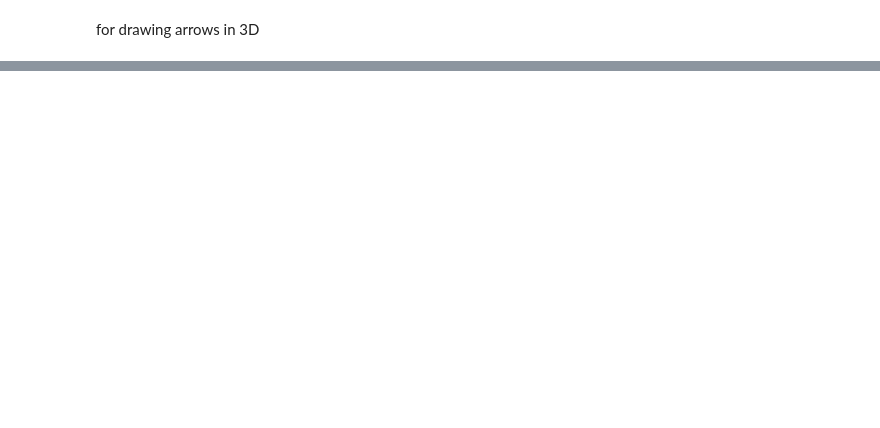
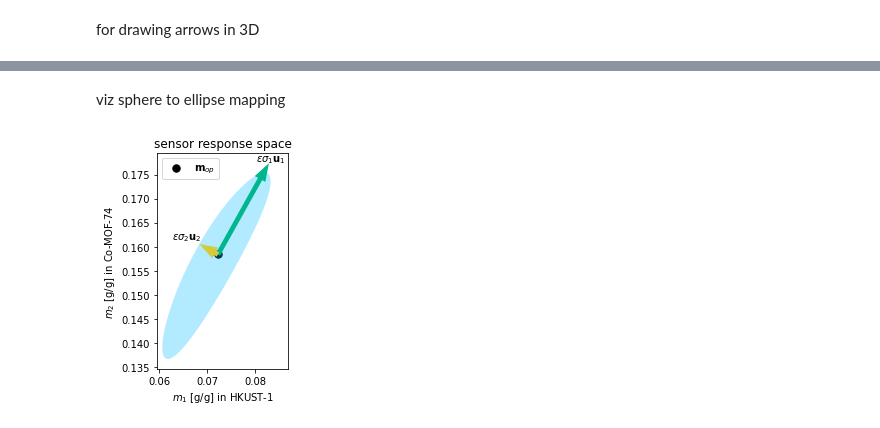
Before and after one commit to SimonEnsemble/unresponsive_directions_in_sensors, a Jupyter notebook: IAST.ipynb, the cells around one changed output, grey strips where cells are left out. Cells and saved outputs as stored; diff of their text form; code cells hidden in the pictures; blank space fills up the shorter version.

```diff
--- a/IAST.ipynb
+++ b/IAST.ipynb
@@ -525,0 +521,32 @@ plt.show()
+# %% [markdown]
+viz sphere to ellipse mapping
+# %%
+# from x0 to x.
+def sketch_vector(x0, x, label=None, dx_mag=0.003, color="k"):#, scale_back=0.924):
+    plt.arrow(x0[0], x0[1], x[0], x[1], color=color, head_width=0.0025, length_includes_head=True, lw=2, head_starts_at_zero=False, zorder=100, ec="None")
+#     plt.plot([x0[0], x0[0] + x[0]], [x0[1], x0[1] + x[1]], lw=3, color=color) # because head overhangs if not
+    dx = dx_mag * x / np.linalg.norm(x)
+    plt.text(x0[0] + x[0] + dx[0], x0[1] + x[1] + dx[1], label, ha="center", va="center")
+
+fig, ax = plt.subplots()
+plt.scatter(m_op[0], m_op[1], label="$\mathbf{m}_{op}$", color="k", s=55)
+# plt.plot(x+m_op[0], y+m_op[1], color=cool_colors["blue"], zorder=0, lw=2)
+#
+plt.fill(M[hull.vertices, 0], M[hull.vertices, 1], color=cool_colors["blue"], alpha=0.3, ec="None")
+ax.set(xlabel="$m_1$ [g/g] in " + mofs[0], ylabel="$m_2$ [g/g] in " + mofs[1], title="sensor response space")
+sketch_vector(m_op, sigmas[0] * r * u1, label="$\epsilon\sigma_1\mathbf{u}_1$", color=cool_colors["green"], dx_mag=0.001)
+sketch_vector(m_op, sigmas[1] * r * u2, label="$\epsilon\sigma_2\mathbf{u}_2$", color=cool_colors["yellow"], dx_mag=0.003)
+# plt.arrow(m_op[0], m_op[1], sigmas[0] * u1[0], sigmas[0] * u1[1], head_width=0.5, length_includes_head=True, color="k")
+# plt.arrow(m_op[0], m_op[1], sigmas[1] * u2[0], sigmas[1] * u2[1], head_width=0.5, length_includes_head=True, color="k")
+# plt.text(x0[0] + x[0] + dx_label, x0[1] + x[1] + dx_label, label, ha="center", va="center")
+ax.set_aspect('equal', 'box')
+# plt.xlim(xmin=0.0)
+# plt.ylim(ymin=0.0)
+plt.xlim(xmax=plt.gca().get_xlim()[1]+0.0025)
+# plt.xlim((0.0, 16.02451477673121))
+# plt.ylim((0.0, 22.591244938837093))
+plt.tight_layout()
+plt.legend(loc="upper left")
+plt.savefig("two_mofs_three_contaminants_sensor_response.pdf", format="pdf", bbox_inches='tight')
+# %% [output]
+[figure, added]
```
Also changed, not shown: parts of 13 cells of this notebook.
